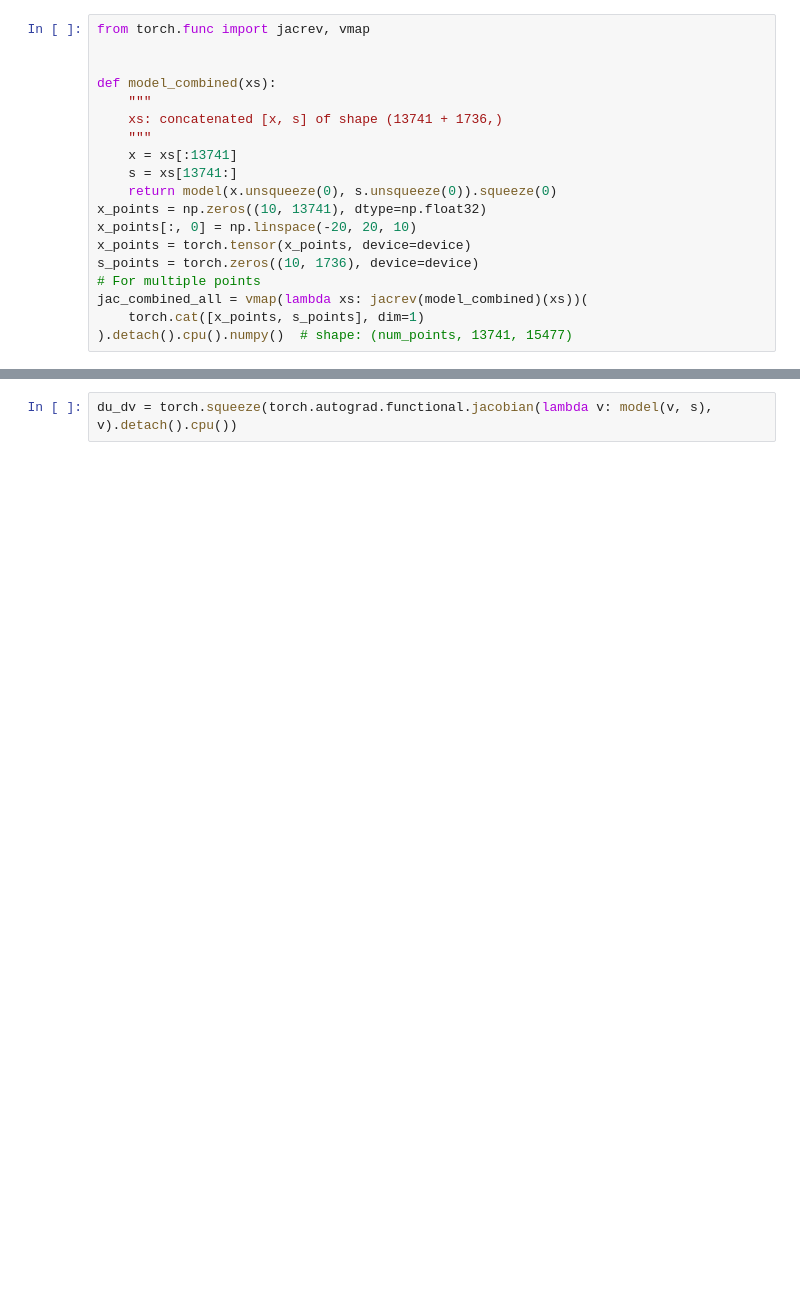
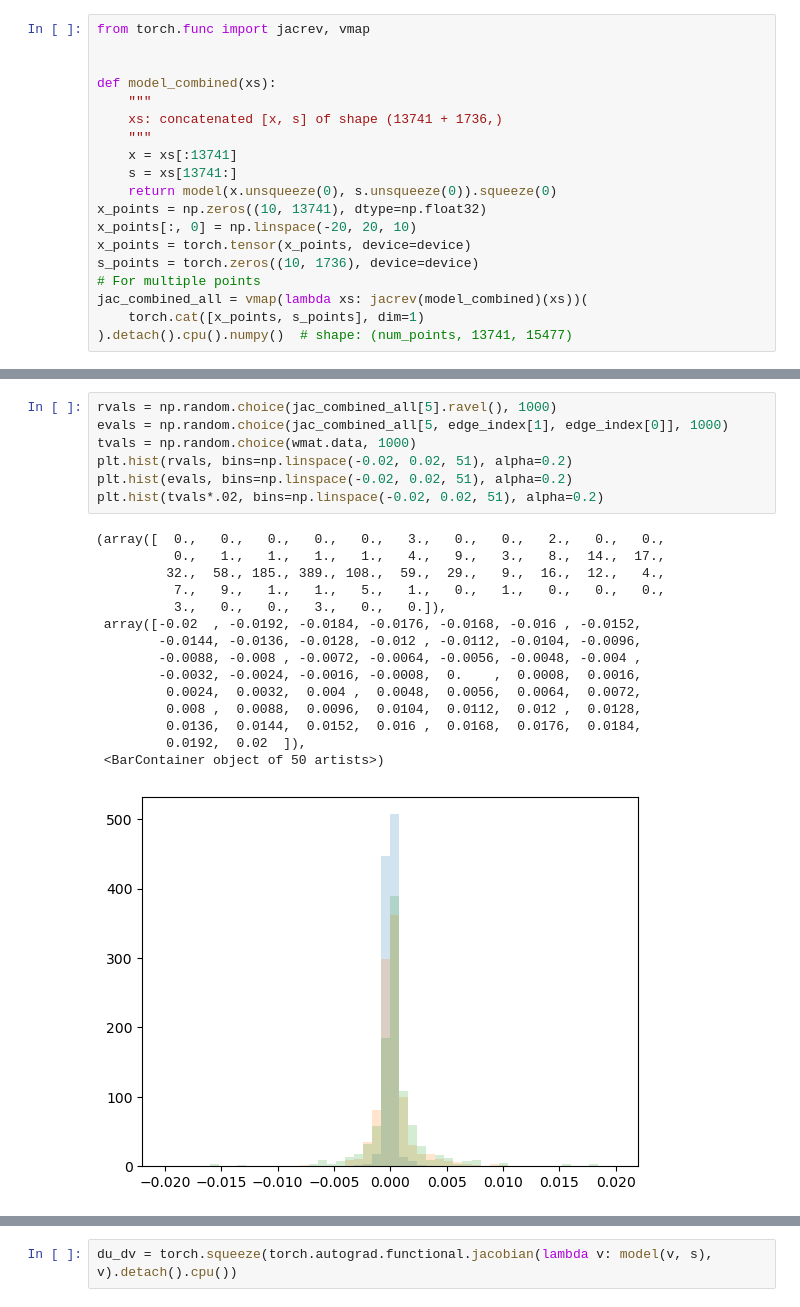
Before and after one commit to saalfeldlab/NeuralGraph, a Jupyter notebook: src/LatentEvolution/latent_space.ipynb, the cells around one changed output, grey strips where cells are left out. Cells and saved outputs as stored; diff of their text form; blank space fills up the shorter version.

```diff
--- a/src/LatentEvolution/latent_space.ipynb
+++ b/src/LatentEvolution/latent_space.ipynb
@@ -368 +395,24 @@ plt.colorbar()
+# %%
+rvals = np.random.choice(jac_combined_all[5].ravel(), 1000)
+evals = np.random.choice(jac_combined_all[5, edge_index[1], edge_index[0]], 1000)
+tvals = np.random.choice(wmat.data, 1000)
+plt.hist(rvals, bins=np.linspace(-0.02, 0.02, 51), alpha=0.2)
+plt.hist(evals, bins=np.linspace(-0.02, 0.02, 51), alpha=0.2)
+plt.hist(tvals*.02, bins=np.linspace(-0.02, 0.02, 51), alpha=0.2)
+# %% [output]
+(array([  0.,   0.,   0.,   0.,   0.,   3.,   0.,   0.,   2.,   0.,   0.,
+          0.,   1.,   1.,   1.,   1.,   4.,   9.,   3.,   8.,  14.,  17.,
+         32.,  58., 185., 389., 108.,  59.,  29.,   9.,  16.,  12.,   4.,
+          7.,   9.,   1.,   1.,   5.,   1.,   0.,   1.,   0.,   0.,   0.,
+          3.,   0.,   0.,   3.,   0.,   0.]),
+ array([-0.02  , -0.0192, -0.0184, -0.0176, -0.0168, -0.016 , -0.0152,
+        -0.0144, -0.0136, -0.0128, -0.012 , -0.0112, -0.0104, -0.0096,
+        -0.0088, -0.008 , -0.0072, -0.0064, -0.0056, -0.0048, -0.004 ,
+        -0.0032, -0.0024, -0.0016, -0.0008,  0.    ,  0.0008,  0.0016,
+         0.0024,  0.0032,  0.004 ,  0.0048,  0.0056,  0.0064,  0.0072,
+         0.008 ,  0.0088,  0.0096,  0.0104,  0.0112,  0.012 ,  0.0128,
+         0.0136,  0.0144,  0.0152,  0.016 ,  0.0168,  0.0176,  0.0184,
+         0.0192,  0.02  ]),
+ <BarContainer object of 50 artists>)
+[figure, added]
 # %%
```
Also changed, not shown: parts of 27 cells of this notebook, 1 other file.
